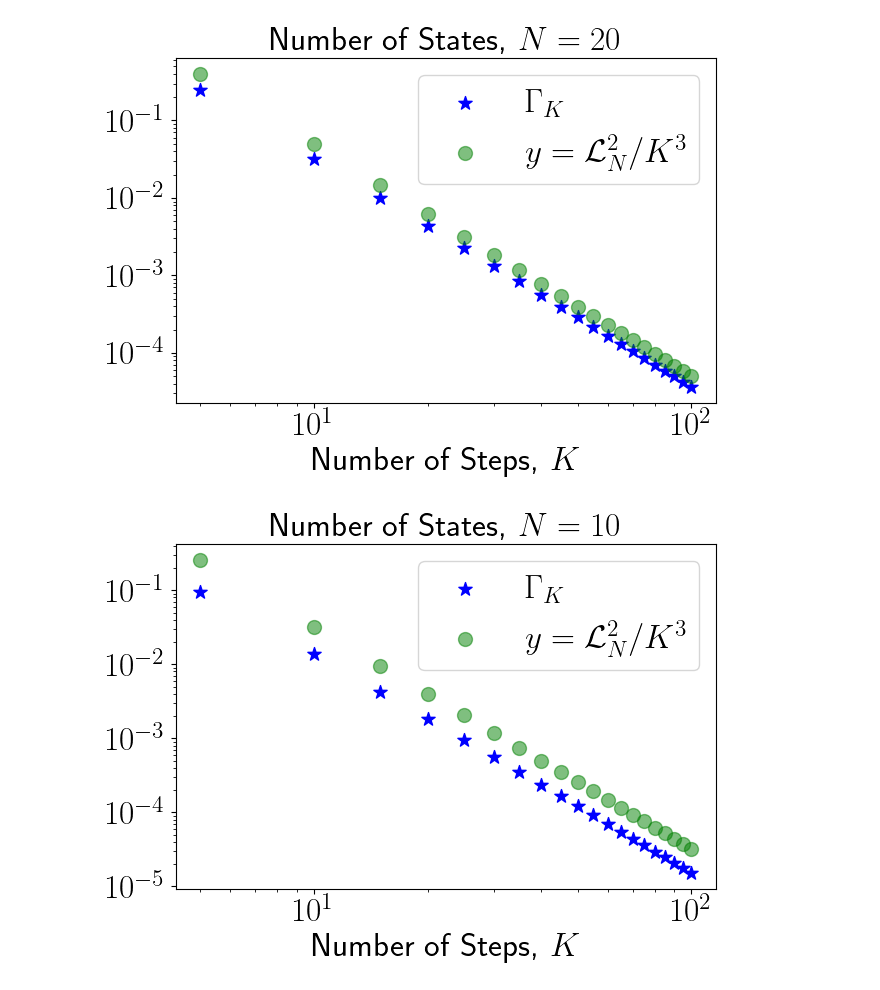
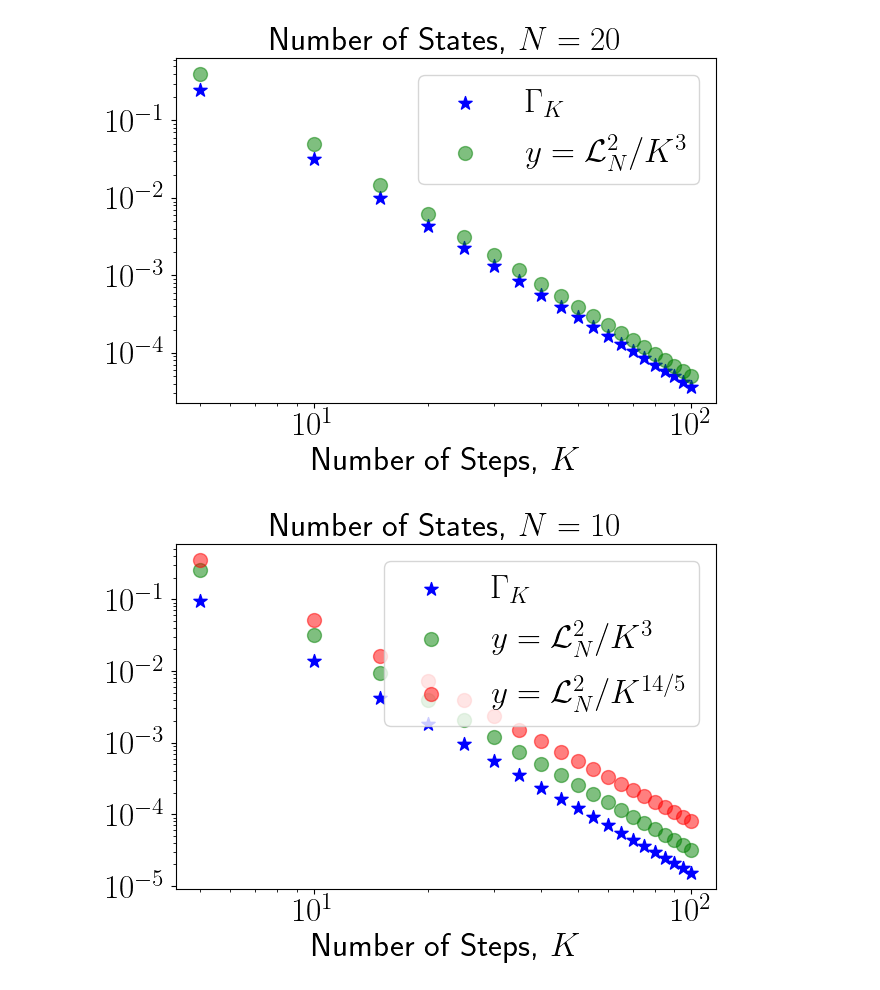
Before and after one commit to FaridKaveh/ComputationalEntropy, a Jupyter notebook: Geodesic_distance_numeric.ipynb, the cells around one changed output. Cells and saved outputs as stored; diff of their text form; code cells hidden in the pictures.

Commit message:
Updated plotting

```diff
--- a/Geodesic_distance_numeric.ipynb
+++ b/Geodesic_distance_numeric.ipynb
@@ -480,27 +505,29 @@ plt.show()
 # %%
 step_num_points = np.asarray([i for i in range(5,101,5)])
 straight_line = geodesic_lengths_n10_deltaENeg3**2/(step_num_points**(3))
+straight_line_2 = geodesic_lengths_n10_deltaENeg3**2/(step_num_points**(14/5))
 fig, ax = plt.subplots(tight_layout=True)
 
 ax.scatter(step_num_points, geodesic_bounds_n10_deltaENeg3-optimal_cost_n10_deltaENeg3, color='blue', marker='*', alpha=1,
            label=r'$\Gamma_K$', s=100)
 # ax.scatter(step_num_points, geodesic_bounds_n20_deltaENeg3, color='red', label='geodesic_bound', alpha=1)
 ax.scatter(step_num_points, straight_line, color='green', label=r"$y=\mathcal{L}_N^2/K^3$", alpha=0.5, s=100)
+ax.scatter(step_num_points, straight_line_2, color='red', label=r"$y=\mathcal{L}_N^2/K^{14/5}$", alpha=0.5,s=100)
 ax.set_xscale('log')
 ax.set_yscale('log')
 
 
 ax.set_xlabel('Number of Steps, $K$',fontsize=24)
 # ax.set_ylabel('bound difference')
 ax.legend(fontsize=24)
 ax.set_title('Number of States, $N=10$', fontsize=24)
 ax.tick_params(axis='both', labelsize=24)
 
 
 plt.tight_layout()
 plt.show()
 # %% [output]
-[figure, old version]
+[figure, new version]
 # %%
 step_num_points = np.asarray([i for i in range(5,101,5)])
 straight_line = geodesic_lengths_n100_deltaENeg3**2/(step_num_points**(3))
```
Also changed, not shown: parts of 25 cells of this notebook.
